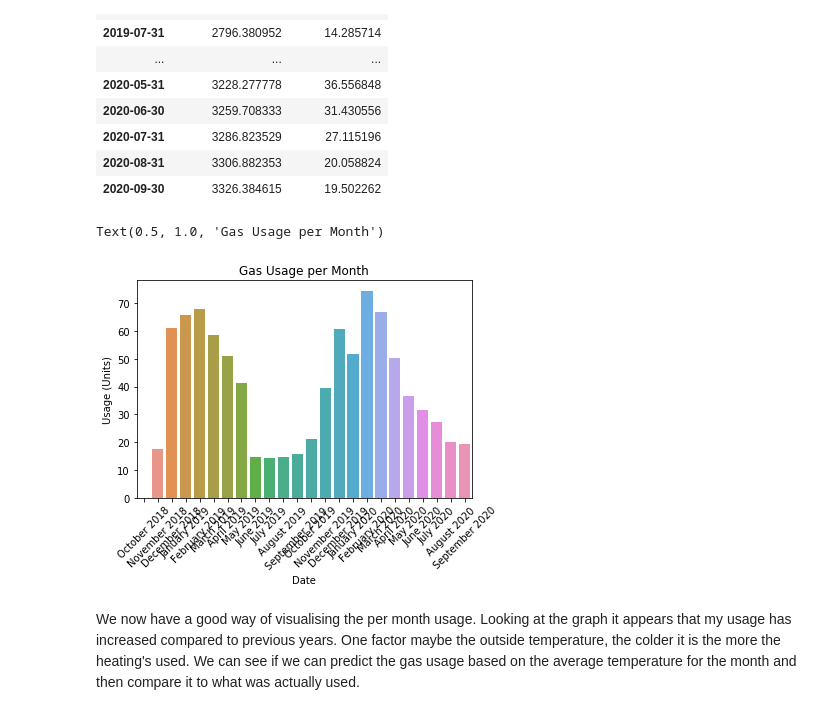
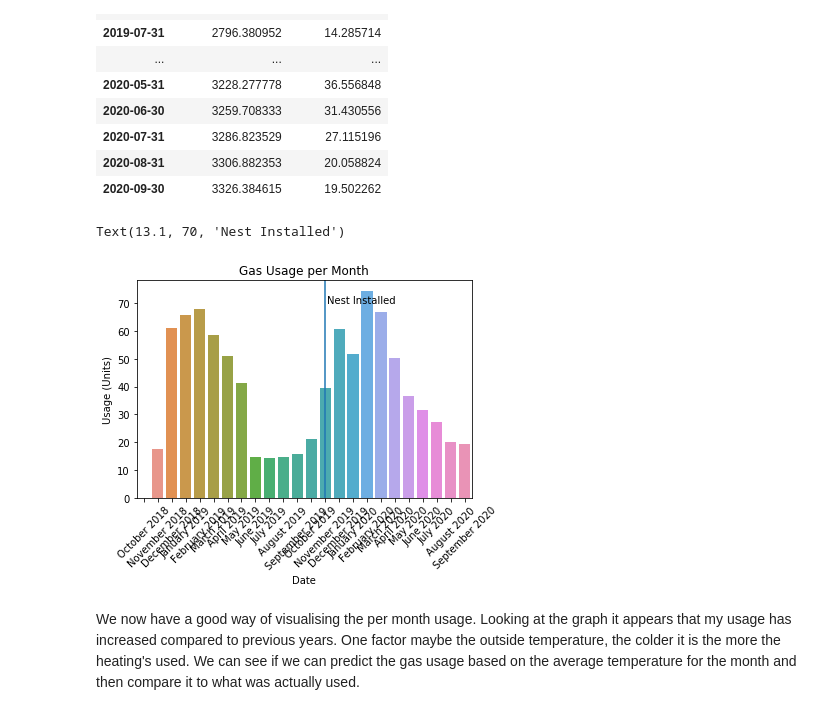
Before and after one commit to maukbe/Gas-Usage, a Jupyter notebook: Energy Usage.ipynb, the cells around one changed output. Drawn from its saved outputs; the diff is of its cells as text; code cells hidden in the pictures.

```diff
--- a/Energy Usage.ipynb
+++ b/Energy Usage.ipynb
@@ -122,10 +122,12 @@ gas_df_reindexed.index = gas_df_reindexed.index.strftime('%B %Y')
 # %%
 ax = sns.barplot(data=gas_df_reindexed, x=gas_df_reindexed.index, y=gas_df_reindexed['Monthly Usage'])
 ax.set(ylabel='Usage (Units)', xlabel='Date')
 plt.xticks(rotation=45)
 plt.title('Gas Usage per Month')
+plt.axvline(13)
+plt.text(13.1,70,'Nest Installed')
 # %% [output]
-Text(0.5, 1.0, 'Gas Usage per Month')
+Text(13.1, 70, 'Nest Installed')
-[figure, old version]
+[figure, new version]
 # %% [markdown]
 We now have a good way of visualising the per month usage. Looking at the graph it appears that my usage has increased compared to previous years. One factor maybe the outside temperature, the colder it is the more the heating's used. We can see if we can predict the gas usage based on the average temperature for the month and then compare it to what was actually used.
```
Also changed, not shown: parts of 15 cells of this notebook.
